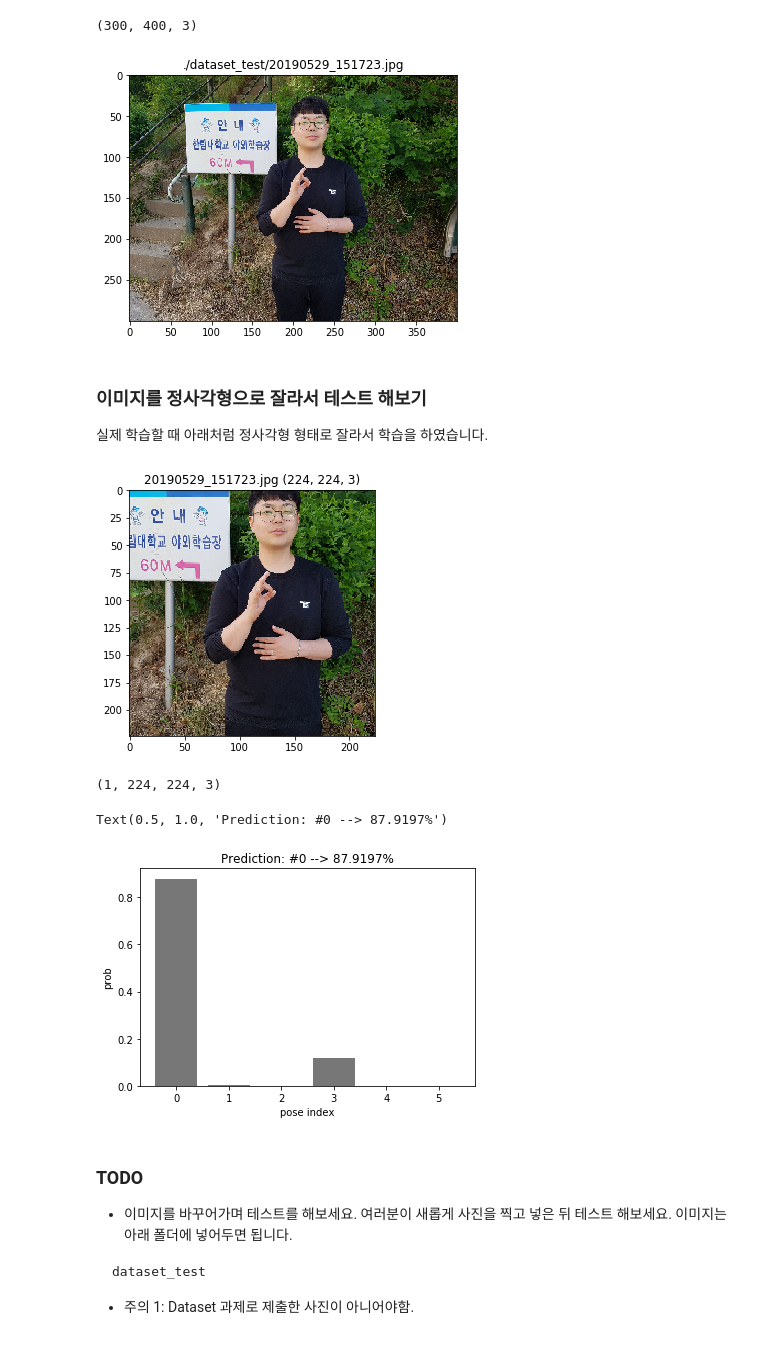
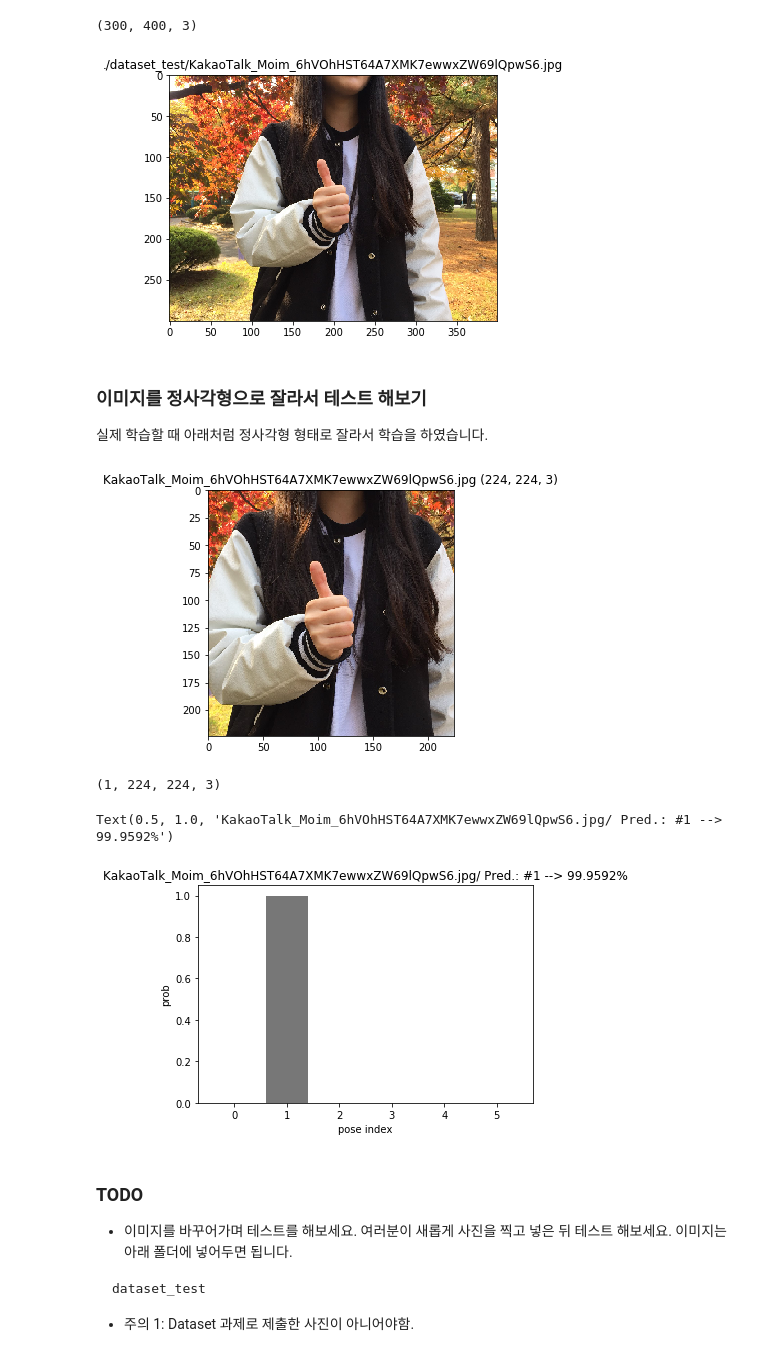
Before and after one commit to dalek7/Undergrad-DeepLearning-20Fall, a Jupyter notebook: 05_Case_Study/01_handpose_20F_evaluation.ipynb, the cells around one changed output. Cells and saved outputs as stored; diff of their text form; code cells hidden in the pictures.

```diff
--- a/05_Case_Study/01_handpose_20F_evaluation.ipynb
+++ b/05_Case_Study/01_handpose_20F_evaluation.ipynb
@@ -85,5 +91,5 @@ for idx,fn in enumerate(files_grabbed):
 # %%
-idx = 0 #인덱스를 위의 셀 결과를 참고하여 바꾸어 보세요.
+idx = 8 #인덱스를 위의 셀 결과를 참고하여 바꾸어 보세요.
 fn_test = files_grabbed[idx]
 print(fn_test)
 # %% [output]
@@ -105,7 +111,7 @@ print(input_arr.shape)
 # %%
 imshow(input_arr, title=fn_test)
 # %% [output]
-[figure, old version]
+[figure, new version]
 # %% [markdown]
 ### 이미지를 정사각형으로 잘라서 테스트 해보기
 실제 학습할 때 아래처럼 정사각형 형태로 잘라서 학습을 하였습니다.
@@ -117,7 +123,7 @@ img_square = center_crop(input_arr, crop_size=(w,w))
 #img_square = random_crop(input_arr, crop_size=(100,100))
 imshow(img_square, title='{} {}'.format(fn_test.split('/')[-1], img_square.shape))
 # %% [output]
-[figure, old version]
+[figure, new version]
 # %%
 #input_arr = keras.preprocessing.image.img_to_array(img_square)
 input_sqaure_arr = np.array([img_square]) #Convert single image to a batch.
@@ -131,11 +137,11 @@ max_prob = np.max(predictions_array[0]) #batch 를 고려해서 [0] 번째 를
 # %%
 plt.bar(range(n_classes), predictions_array[0], color="#777777")
 plt.ylabel('prob')
 plt.xlabel('pose index')
-plt.title('Prediction: #{} --> {:.4f}%'.format(max_idx, max_prob*100.0))
+plt.title('{}/ Pred.: #{} --> {:.4f}%'.format(fn_test.split('/')[-1], max_idx, max_prob*100.0))
 # %% [output]
-Text(0.5, 1.0, 'Prediction: #0 --> 87.9197%')
+Text(0.5, 1.0, 'KakaoTalk_Moim_6hVOhHST64A7XMK7ewwxZW69lQpwS6.jpg/ Pred.: #1 --> 99.9592%')
-[figure, old version]
+[figure, new version]
 # %% [markdown]
 ### TODO
 * 이미지를 바꾸어가며 테스트를 해보세요. 여러분이 새롭게 사진을 찍고 넣은 뒤 테스트 해보세요. 이미지는 아래 폴더에 넣어두면 됩니다.
```
Also changed, not shown: parts of 3 cells of this notebook, 4 other files.
